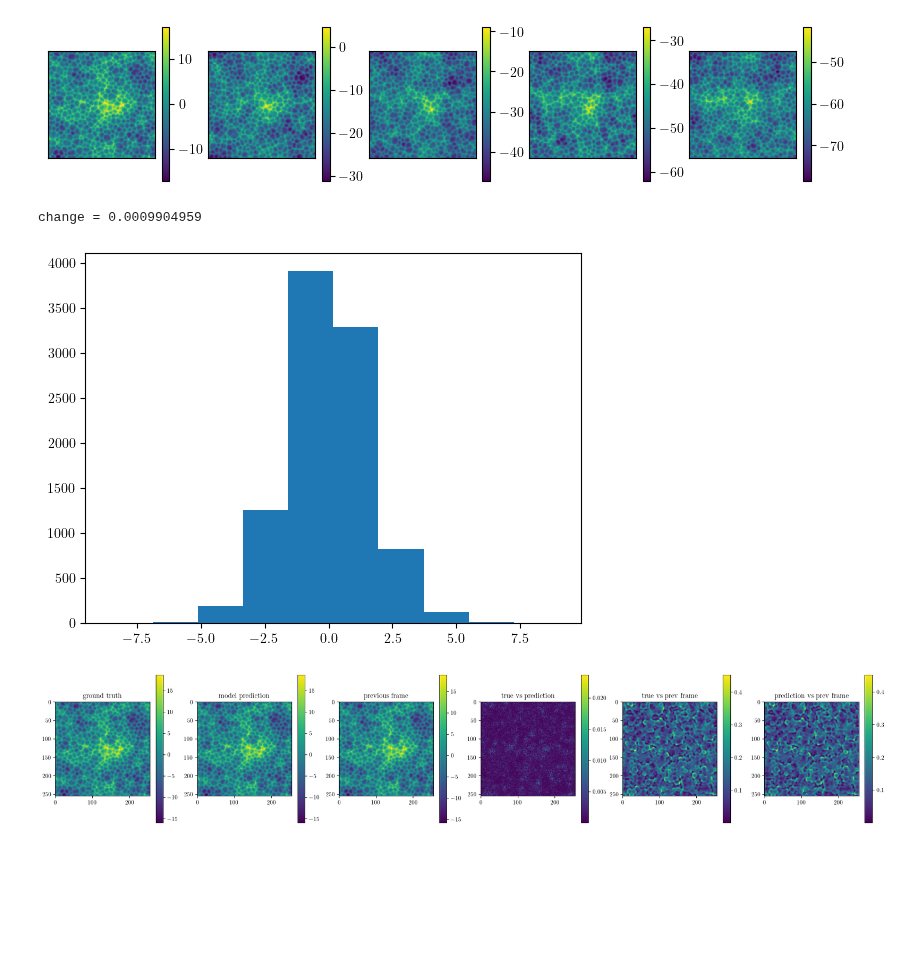
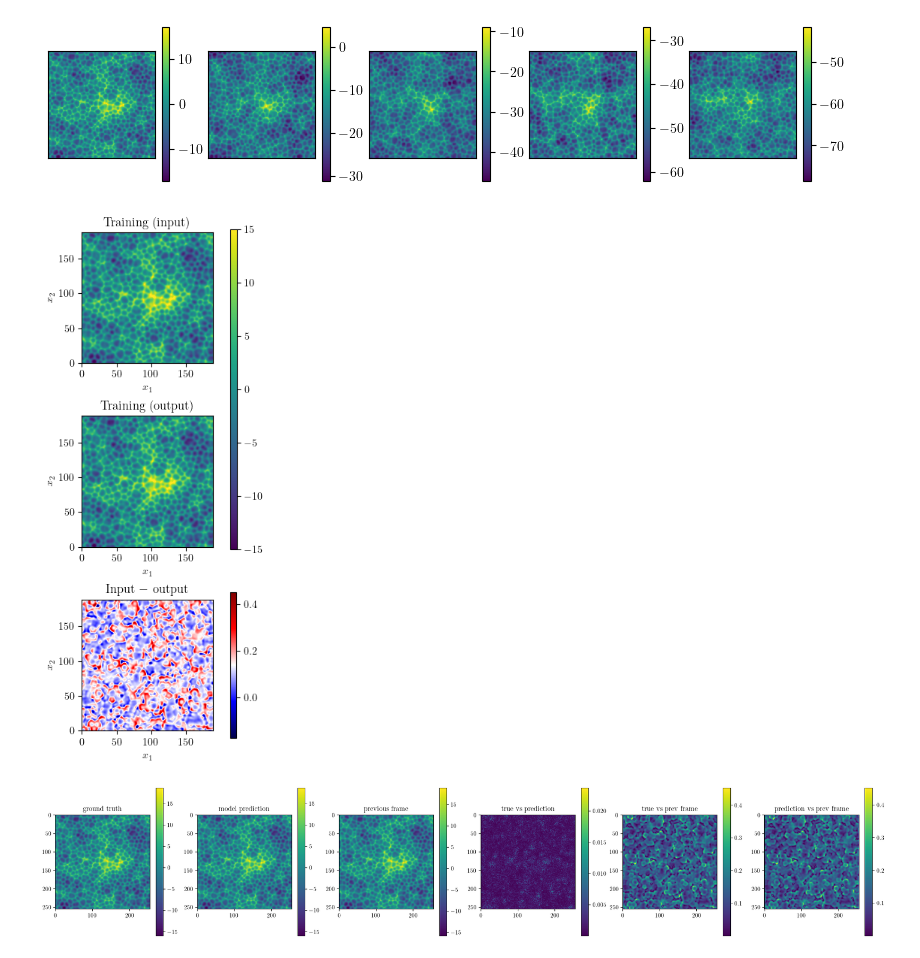
Before and after one commit to graps1/ELM-PDEs, a Jupyter notebook: ks2d/ks2d.ipynb, the cells around one changed output. Cells and saved outputs as stored; diff of their text form; code cells hidden in the pictures; blank space fills up the shorter version.

```diff
--- a/ks2d/ks2d.ipynb
+++ b/ks2d/ks2d.ipynb
@@ -23,24 +28,45 @@ plt.show()
 # %%
 %matplotlib inline
 d = torch.tensor(np.load("ks2d_short.npy"))
 pred_skips = 5
 d = d[::pred_skips,:,:] # dt = 0.01, so if we skip 5, then the ELM learns in steps of 0.05 time units.
 
 extent = 2
 step = 4
 hidden = 600
+L = 60*torch.pi
 model = KS2DModelWrapper(ELM2D((extent,extent),(step,step),hidden))
 
 N0, N1 = d.shape[1:]
 X = d[0,None,:,:]
 Y = d[1,None,:,:]
 
-model.train(X, Y, nr_symmetries=8, stopping_threshold=1e-3, noise=1e-4)
-plt.hist(model.model.lout.weight.data.flatten())
+# model.train(X, Y, nr_symmetries=8, stopping_threshold=1e-3, noise=1e-4)
+# plt.hist(model.model.lout.weight.data.flatten())
+# plt.show()
+
+fig, ax = plt.subplots(3, 1, figsize=(3,9))
+im1 = ax[0].imshow(X[0].cpu(), vmin=-15, vmax=15, extent=[0,L,0,L])
+im2 = ax[1].imshow(Y[0].cpu(), vmin=-15, vmax=15, extent=[0,L,0,L])
+im3 = ax[2].imshow((X[0] - Y[0]).cpu(), cmap="seismic", extent=[0,L,0,L])
+
+ax[0].set_xlabel("$x_1$")
+ax[1].set_xlabel("$x_1$")
+ax[2].set_xlabel("$x_1$")
+
+ax[0].set_ylabel("$x_2$")
+ax[1].set_ylabel("$x_2$")
+ax[2].set_ylabel("$x_2$")
+ax[0].set_title("Training (input)")
+ax[1].set_title("Training (output)")
+ax[2].set_title("Input $-$ output")
+
+plt.colorbar(im1,ax=ax[:2], shrink=0.95, aspect=46, pad=0.1)
+plt.colorbar(im3,ax=ax[2], shrink=0.95, aspect=23, pad=0.1)
+plt.savefig("plots/ks2d_training.pdf", format="pdf", bbox_inches="tight")
 plt.show()
 # %% [output]
-change = 0.0009904959
-[figure, old version]
+[figure, new version]
 # %%
 X_test = d[-2,...]
 Y_test = d[-1,...]
```
Also changed, not shown: parts of 2 cells of this notebook, 3 other files.
